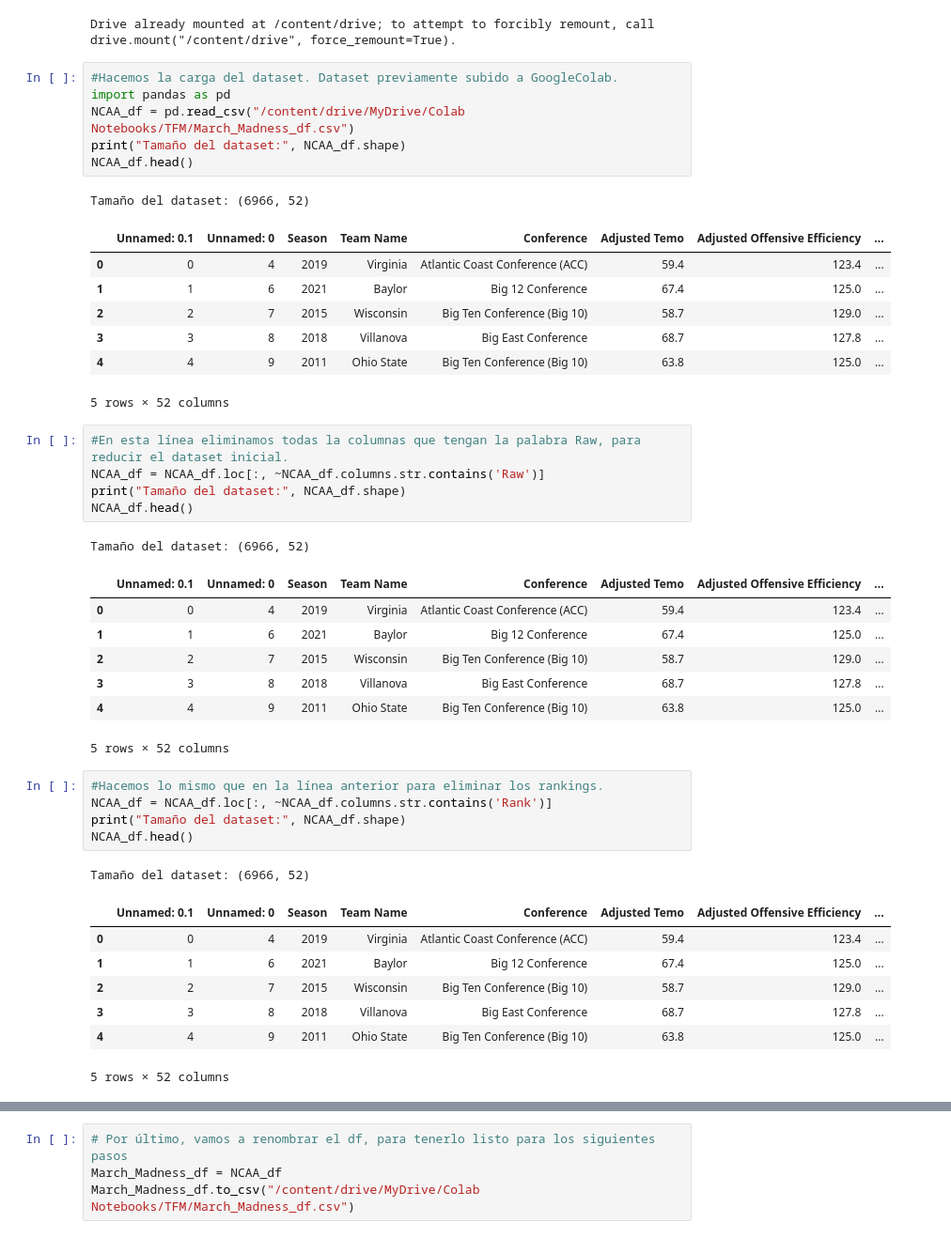
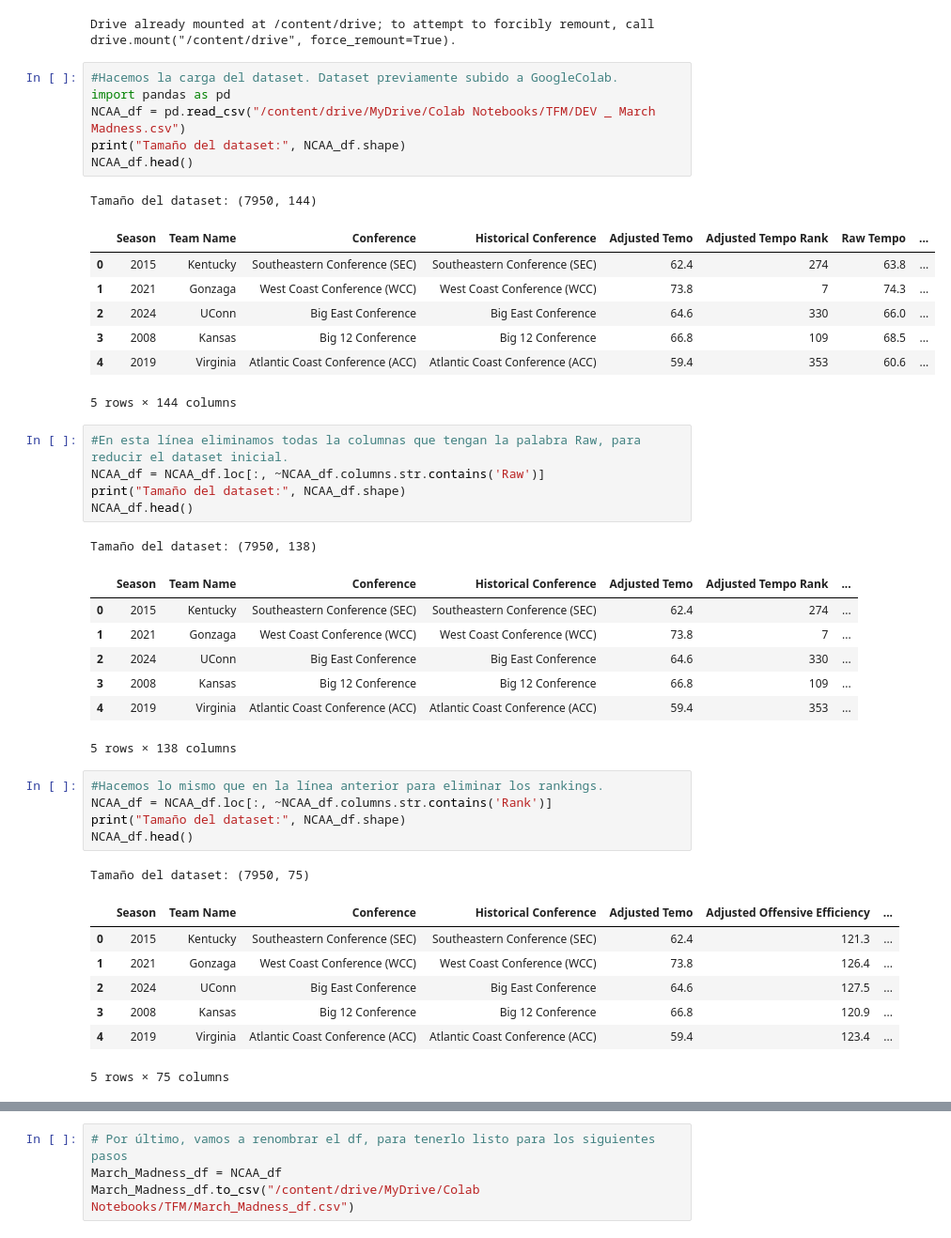
Before and after one commit to AlbertoVentura8/LimpiezaDatos, a Jupyter notebook: MarchMad_Limpieza.ipynb, the cells around one changed output, grey strips where cells are left out. Shown at 94% size. Drawn from its saved outputs; the diff is of its cells as text.

```diff
--- a/MarchMad_Limpieza.ipynb
+++ b/MarchMad_Limpieza.ipynb
@@ -16,46 +16,46 @@ Drive already mounted at /content/drive; to attempt to forcibly remount, call dr
 # %%
 #Hacemos la carga del dataset. Dataset previamente subido a GoogleColab.
 import pandas as pd
-NCAA_df = pd.read_csv("/content/drive/MyDrive/Colab Notebooks/TFM/March_Madness_df.csv")
+NCAA_df = pd.read_csv("/content/drive/MyDrive/Colab Notebooks/TFM/DEV _ March Madness.csv")
 print("Tamaño del dataset:", NCAA_df.shape)
 NCAA_df.head()
 # %% [output]
-Tamaño del dataset: (6966, 52)
+Tamaño del dataset: (7950, 144)
-|  | Unnamed: 0.1 | Unnamed: 0 | Season | Team Name | Conference | Adjusted Temo | Adjusted Offensive Efficiency | ... |
-| 0 | 0 | 4 | 2019 | Virginia | Atlantic Coast Conference (ACC) | 59.4 | 123.4 | ... |
-| 1 | 1 | 6 | 2021 | Baylor | Big 12 Conference | 67.4 | 125.0 | ... |
-| 2 | 2 | 7 | 2015 | Wisconsin | Big Ten Conference (Big 10) | 58.7 | 129.0 | ... |
-| 3 | 3 | 8 | 2018 | Villanova | Big East Conference | 68.7 | 127.8 | ... |
-| 4 | 4 | 9 | 2011 | Ohio State | Big Ten Conference (Big 10) | 63.8 | 125.0 | ... |
+|  | Season | Team Name | Conference | Historical Conference | Adjusted Temo | Adjusted Tempo Rank | Raw Tempo | ... |
+| 0 | 2015 | Kentucky | Southeastern Conference (SEC) | Southeastern Conference (SEC) | 62.4 | 274 | 63.8 | ... |
+| 1 | 2021 | Gonzaga | West Coast Conference (WCC) | West Coast Conference (WCC) | 73.8 | 7 | 74.3 | ... |
+| 2 | 2024 | UConn | Big East Conference | Big East Conference | 64.6 | 330 | 66.0 | ... |
+| 3 | 2008 | Kansas | Big 12 Conference | Big 12 Conference | 66.8 | 109 | 68.5 | ... |
+| 4 | 2019 | Virginia | Atlantic Coast Conference (ACC) | Atlantic Coast Conference (ACC) | 59.4 | 353 | 60.6 | ... |
-5 rows × 52 columns
+5 rows × 144 columns
 # %%
 #En esta línea eliminamos todas la columnas que tengan la palabra Raw, para reducir el dataset inicial.
 NCAA_df = NCAA_df.loc[:, ~NCAA_df.columns.str.contains('Raw')]
 print("Tamaño del dataset:", NCAA_df.shape)
 NCAA_df.head()
 # %% [output]
-Tamaño del dataset: (6966, 52)
+Tamaño del dataset: (7950, 138)
-|  | Unnamed: 0.1 | Unnamed: 0 | Season | Team Name | Conference | Adjusted Temo | Adjusted Offensive Efficiency | ... |
-| 0 | 0 | 4 | 2019 | Virginia | Atlantic Coast Conference (ACC) | 59.4 | 123.4 | ... |
-| 1 | 1 | 6 | 2021 | Baylor | Big 12 Conference | 67.4 | 125.0 | ... |
-| 2 | 2 | 7 | 2015 | Wisconsin | Big Ten Conference (Big 10) | 58.7 | 129.0 | ... |
-| 3 | 3 | 8 | 2018 | Villanova | Big East Conference | 68.7 | 127.8 | ... |
-| 4 | 4 | 9 | 2011 | Ohio State | Big Ten Conference (Big 10) | 63.8 | 125.0 | ... |
+|  | Season | Team Name | Conference | Historical Conference | Adjusted Temo | Adjusted Tempo Rank | ... |
+| 0 | 2015 | Kentucky | Southeastern Conference (SEC) | Southeastern Conference (SEC) | 62.4 | 274 | ... |
+| 1 | 2021 | Gonzaga | West Coast Conference (WCC) | West Coast Conference (WCC) | 73.8 | 7 | ... |
+| 2 | 2024 | UConn | Big East Conference | Big East Conference | 64.6 | 330 | ... |
+| 3 | 2008 | Kansas | Big 12 Conference | Big 12 Conference | 66.8 | 109 | ... |
+| 4 | 2019 | Virginia | Atlantic Coast Conference (ACC) | Atlantic Coast Conference (ACC) | 59.4 | 353 | ... |
-5 rows × 52 columns
+5 rows × 138 columns
 # %%
 #Hacemos lo mismo que en la línea anterior para eliminar los rankings.
 NCAA_df = NCAA_df.loc[:, ~NCAA_df.columns.str.contains('Rank')]
 print("Tamaño del dataset:", NCAA_df.shape)
 NCAA_df.head()
 # %% [output]
-Tamaño del dataset: (6966, 52)
+Tamaño del dataset: (7950, 75)
-|  | Unnamed: 0.1 | Unnamed: 0 | Season | Team Name | Conference | Adjusted Temo | Adjusted Offensive Efficiency | ... |
-| 0 | 0 | 4 | 2019 | Virginia | Atlantic Coast Conference (ACC) | 59.4 | 123.4 | ... |
-| 1 | 1 | 6 | 2021 | Baylor | Big 12 Conference | 67.4 | 125.0 | ... |
-| 2 | 2 | 7 | 2015 | Wisconsin | Big Ten Conference (Big 10) | 58.7 | 129.0 | ... |
-| 3 | 3 | 8 | 2018 | Villanova | Big East Conference | 68.7 | 127.8 | ... |
-| 4 | 4 | 9 | 2011 | Ohio State | Big Ten Conference (Big 10) | 63.8 | 125.0 | ... |
+|  | Season | Team Name | Conference | Historical Conference | Adjusted Temo | Adjusted Offensive Efficiency | ... |
+| 0 | 2015 | Kentucky | Southeastern Conference (SEC) | Southeastern Conference (SEC) | 62.4 | 121.3 | ... |
+| 1 | 2021 | Gonzaga | West Coast Conference (WCC) | West Coast Conference (WCC) | 73.8 | 126.4 | ... |
+| 2 | 2024 | UConn | Big East Conference | Big East Conference | 64.6 | 127.5 | ... |
+| 3 | 2008 | Kansas | Big 12 Conference | Big 12 Conference | 66.8 | 120.9 | ... |
+| 4 | 2019 | Virginia | Atlantic Coast Conference (ACC) | Atlantic Coast Conference (ACC) | 59.4 | 123.4 | ... |
-5 rows × 52 columns
+5 rows × 75 columns
 # %%
 # Con estas dos limpiezas, ya hemos pasado de un dataset de 144 columnas, a uno de 75
 # Vamos a ver los tipos de nuestras columnas
```
Also changed, not shown: parts of 12 cells of this notebook.
